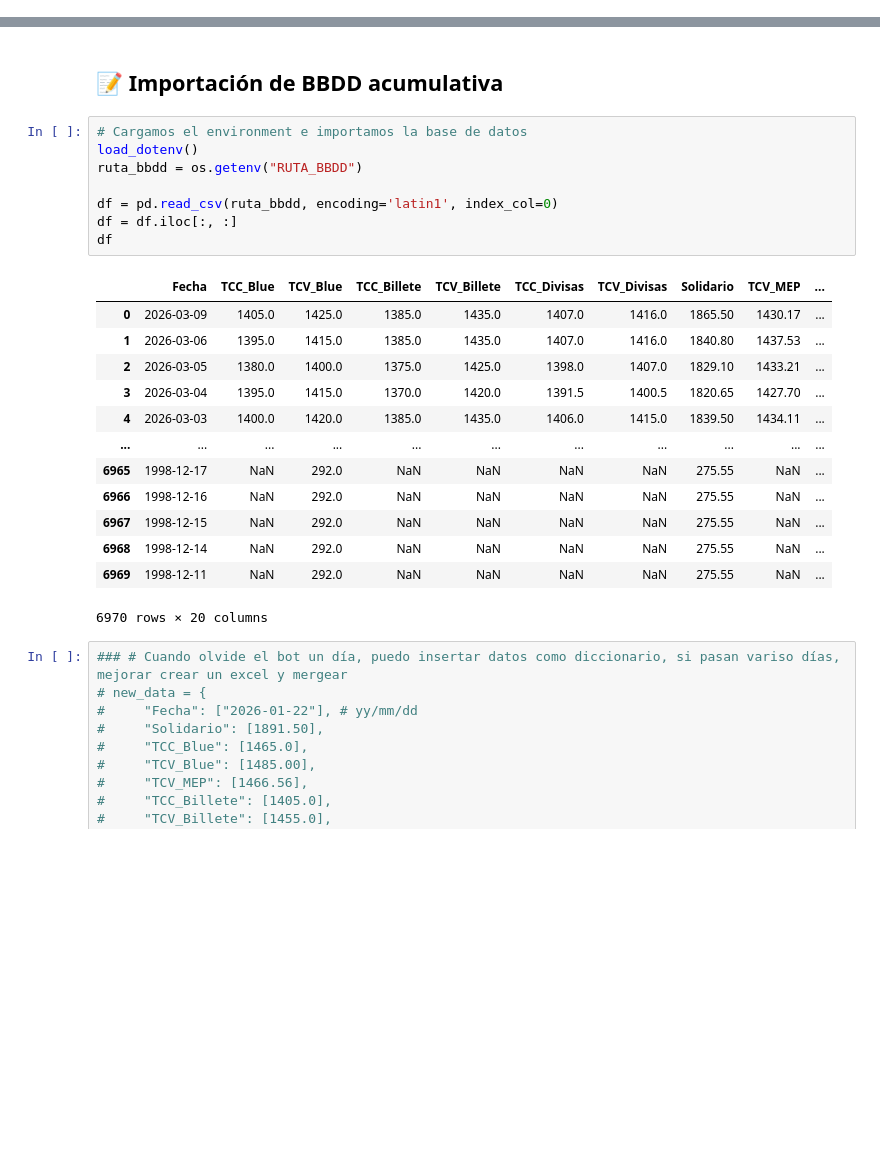
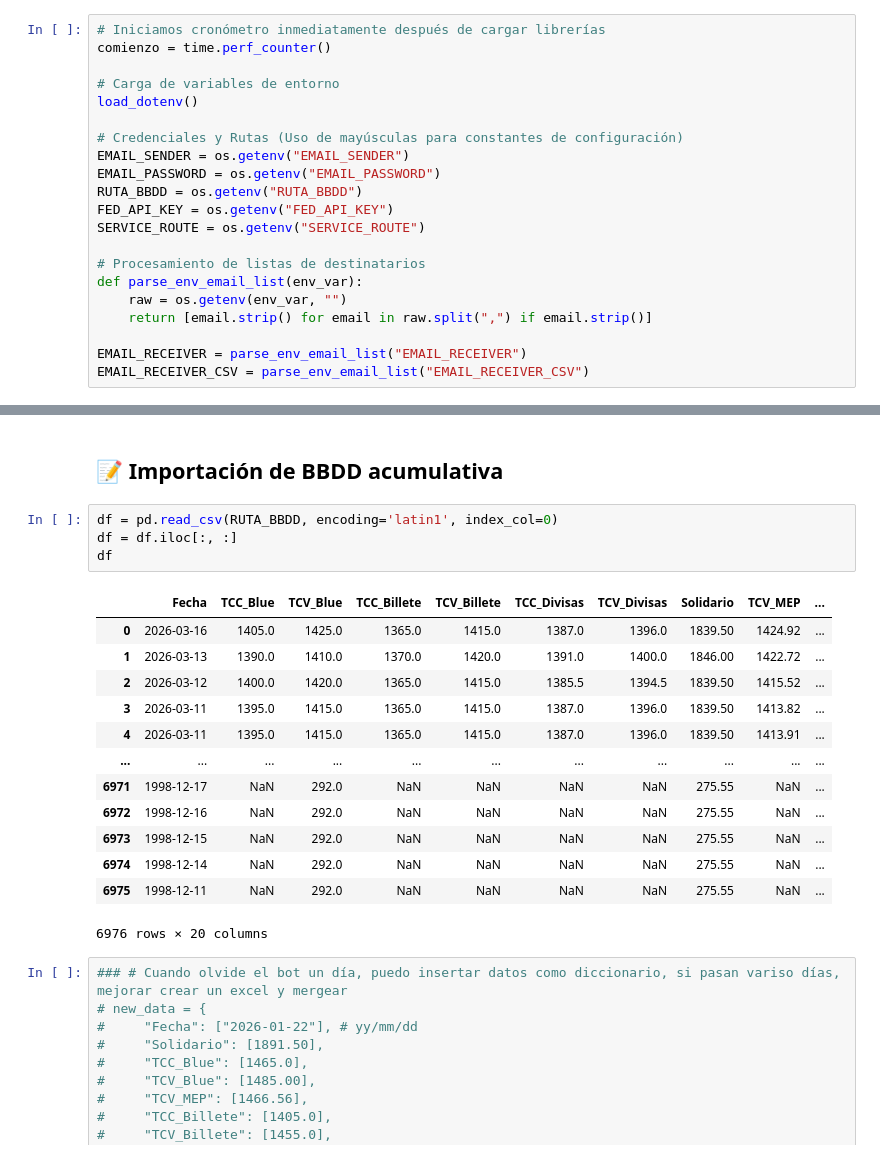
Before and after one commit to mauroemartinez/RPA-exchange-rate-scrapping-automatic-mailing, a Jupyter notebook: RPA_Tipos_de_Cambio_Mailing.ipynb, the cells around one changed output, grey strips where cells are left out. Cells and saved outputs as stored; diff of their text form; blank space fills up the shorter version.

```diff
--- a/RPA_Tipos_de_Cambio_Mailing.ipynb
+++ b/RPA_Tipos_de_Cambio_Mailing.ipynb
@@ -109,0 +95,21 @@ from tabulate import tabulate
+# %%
+# Iniciamos cronómetro inmediatamente después de cargar librerías
+comienzo = time.perf_counter()
+
+# Carga de variables de entorno
+load_dotenv()
+
+# Credenciales y Rutas (Uso de mayúsculas para constantes de configuración)
+EMAIL_SENDER = os.getenv("EMAIL_SENDER")
+EMAIL_PASSWORD = os.getenv("EMAIL_PASSWORD")
+RUTA_BBDD = os.getenv("RUTA_BBDD")
+FED_API_KEY = os.getenv("FED_API_KEY")
+SERVICE_ROUTE = os.getenv("SERVICE_ROUTE")
+
+# Procesamiento de listas de destinatarios
+def parse_env_email_list(env_var):
+    raw = os.getenv(env_var, "")
+    return [email.strip() for email in raw.split(",") if email.strip()]
+
+EMAIL_RECEIVER = parse_env_email_list("EMAIL_RECEIVER")
+EMAIL_RECEIVER_CSV = parse_env_email_list("EMAIL_RECEIVER_CSV")
@@ -129,27 +155,23 @@ bcra_api_url = "https://api.bcra.gob.ar/estadisticas/v4.0/Monetarias"
 # %% [markdown]
 ## 📝 Importación de BBDD acumulativa
 # %%
-# Cargamos el environment e importamos la base de datos
-load_dotenv()
-ruta_bbdd = os.getenv("RUTA_BBDD")
-
-df = pd.read_csv(ruta_bbdd, encoding='latin1', index_col=0)
+df = pd.read_csv(RUTA_BBDD, encoding='latin1', index_col=0)
 df = df.iloc[:, :]
 df
 # %% [output]
 |  | Fecha | TCC_Blue | TCV_Blue | TCC_Billete | TCV_Billete | TCC_Divisas | TCV_Divisas | Solidario | TCV_MEP | ... |
-| 0 | 2026-03-09 | 1405.0 | 1425.0 | 1385.0 | 1435.0 | 1407.0 | 1416.0 | 1865.50 | 1430.17 | ... |
-| 1 | 2026-03-06 | 1395.0 | 1415.0 | 1385.0 | 1435.0 | 1407.0 | 1416.0 | 1840.80 | 1437.53 | ... |
-| 2 | 2026-03-05 | 1380.0 | 1400.0 | 1375.0 | 1425.0 | 1398.0 | 1407.0 | 1829.10 | 1433.21 | ... |
-| 3 | 2026-03-04 | 1395.0 | 1415.0 | 1370.0 | 1420.0 | 1391.5 | 1400.5 | 1820.65 | 1427.70 | ... |
-| 4 | 2026-03-03 | 1400.0 | 1420.0 | 1385.0 | 1435.0 | 1406.0 | 1415.0 | 1839.50 | 1434.11 | ... |
+| 0 | 2026-03-16 | 1405.0 | 1425.0 | 1365.0 | 1415.0 | 1387.0 | 1396.0 | 1839.50 | 1424.92 | ... |
+| 1 | 2026-03-13 | 1390.0 | 1410.0 | 1370.0 | 1420.0 | 1391.0 | 1400.0 | 1846.00 | 1422.72 | ... |
+| 2 | 2026-03-12 | 1400.0 | 1420.0 | 1365.0 | 1415.0 | 1385.5 | 1394.5 | 1839.50 | 1415.52 | ... |
+| 3 | 2026-03-11 | 1395.0 | 1415.0 | 1365.0 | 1415.0 | 1387.0 | 1396.0 | 1839.50 | 1413.82 | ... |
+| 4 | 2026-03-11 | 1395.0 | 1415.0 | 1365.0 | 1415.0 | 1387.0 | 1396.0 | 1839.50 | 1413.91 | ... |
 | ... | ... | ... | ... | ... | ... | ... | ... | ... | ... | ... |
-| 6965 | 1998-12-17 | NaN | 292.0 | NaN | NaN | NaN | NaN | 275.55 | NaN | ... |
-| 6966 | 1998-12-16 | NaN | 292.0 | NaN | NaN | NaN | NaN | 275.55 | NaN | ... |
-| 6967 | 1998-12-15 | NaN | 292.0 | NaN | NaN | NaN | NaN | 275.55 | NaN | ... |
-| 6968 | 1998-12-14 | NaN | 292.0 | NaN | NaN | NaN | NaN | 275.55 | NaN | ... |
-| 6969 | 1998-12-11 | NaN | 292.0 | NaN | NaN | NaN | NaN | 275.55 | NaN | ... |
+| 6971 | 1998-12-17 | NaN | 292.0 | NaN | NaN | NaN | NaN | 275.55 | NaN | ... |
+| 6972 | 1998-12-16 | NaN | 292.0 | NaN | NaN | NaN | NaN | 275.55 | NaN | ... |
+| 6973 | 1998-12-15 | NaN | 292.0 | NaN | NaN | NaN | NaN | 275.55 | NaN | ... |
+| 6974 | 1998-12-14 | NaN | 292.0 | NaN | NaN | NaN | NaN | 275.55 | NaN | ... |
+| 6975 | 1998-12-11 | NaN | 292.0 | NaN | NaN | NaN | NaN | 275.55 | NaN | ... |
-6970 rows × 20 columns
+6976 rows × 20 columns
 # %%
 ### # Cuando olvide el bot un día, puedo insertar datos como diccionario, si pasan variso días, mejorar crear un excel y mergear
 # new_data = {
```
Also changed, not shown: parts of 25 cells of this notebook.
